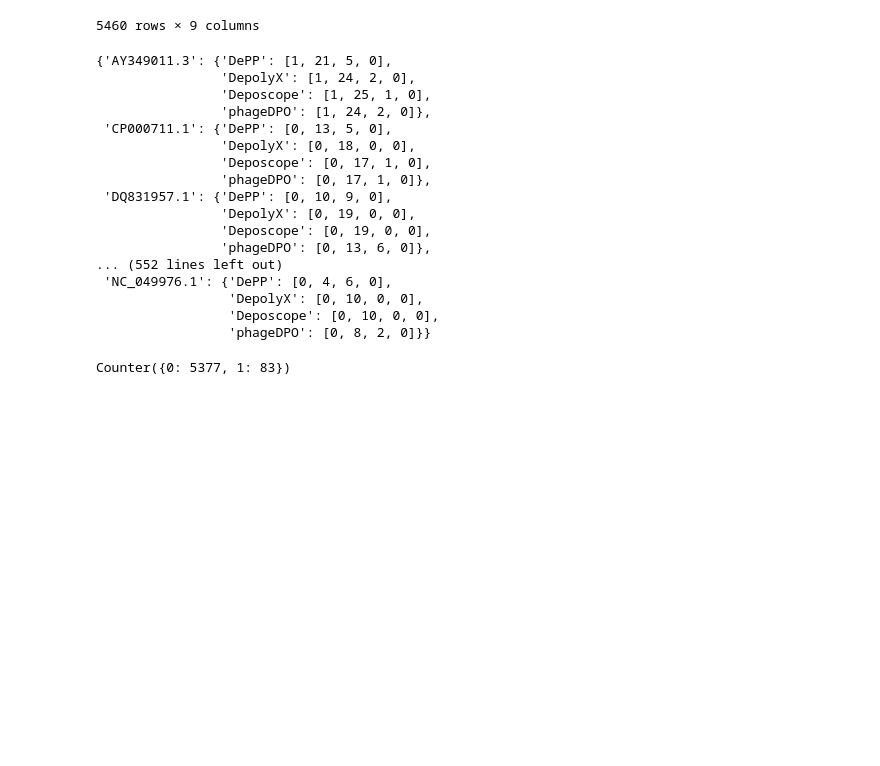
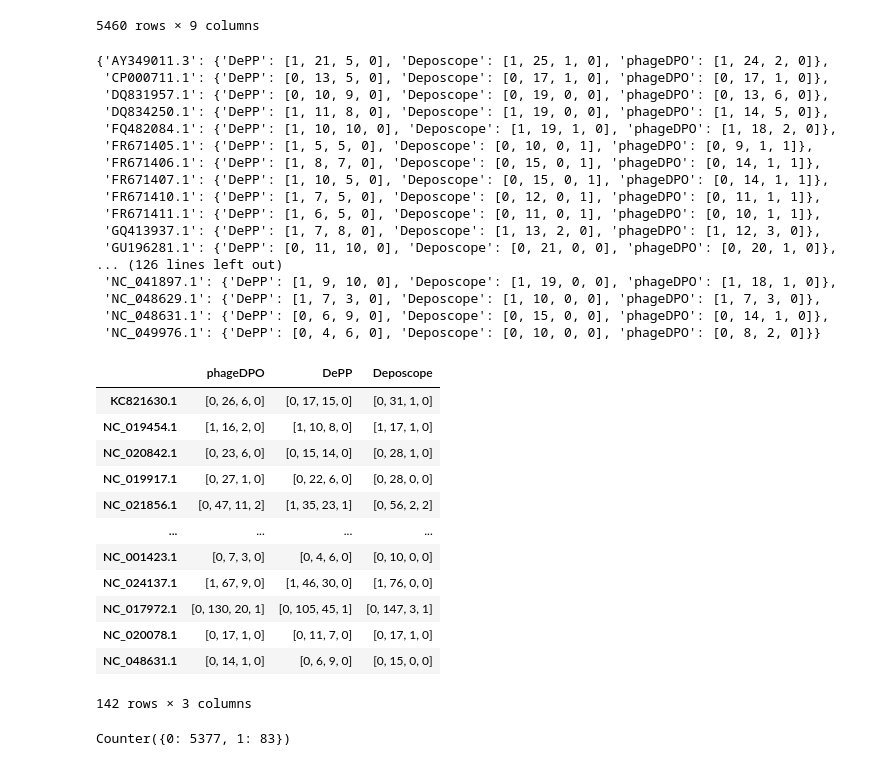
Before and after one commit to dimiboeckaerts/DepoScope, a Jupyter notebook: Training/5.PT1_Benchmarking_review.ipynb, the cells around one changed output. Saved outputs shown, nothing was run; the diff lists cells and outputs as text; code cells hidden in the pictures; blank space fills up the shorter version.

```diff
--- a/Training/5.PT1_Benchmarking_review.ipynb
+++ b/Training/5.PT1_Benchmarking_review.ipynb
@@ -324,7 +324,8 @@ for _,genome in enumerate(genomes_id) :
     metric_DePP = get_metrics(df_genome , "scores_DePP" , 0.5)
     metric_DepolyX = get_metrics(df_genome , "scores_DepolyX" , 0.5)
     metric_Deposcope = get_metrics(df_genome , "score_Deposcope" , 0.5)
-    a = {"phageDPO" : metric_phageDPO , "DePP" : metric_DePP, "DepolyX" : metric_DepolyX, "Deposcope" : metric_Deposcope}
+    #a = {"phageDPO" : metric_phageDPO , "DePP" : metric_DePP, "DepolyX" : metric_DepolyX, "Deposcope" : metric_Deposcope}
+    a = {"phageDPO" : metric_phageDPO , "DePP" : metric_DePP, "Deposcope" : metric_Deposcope}
     metrics[genome] = a
 # %%
 import json
@@ -332,20 +333,20 @@ import pprint
 pp = pprint.PrettyPrinter(width = 100, sort_dicts = True, compact = True)
 pp.pprint(metrics)
 # %% [output]
-{'AY349011.3': {'DePP': [1, 21, 5, 0],
-                'DepolyX': [1, 24, 2, 0],
-                'Deposcope': [1, 25, 1, 0],
-                'phageDPO': [1, 24, 2, 0]},
- 'CP000711.1': {'DePP': [0, 13, 5, 0],
-                'DepolyX': [0, 18, 0, 0],
-                'Deposcope': [0, 17, 1, 0],
-                'phageDPO': [0, 17, 1, 0]},
- 'DQ831957.1': {'DePP': [0, 10, 9, 0],
-                'DepolyX': [0, 19, 0, 0],
-                'Deposcope': [0, 19, 0, 0],
-                'phageDPO': [0, 13, 6, 0]},
-... (552 lines left out)
- 'NC_049976.1': {'DePP': [0, 4, 6, 0],
-                 'DepolyX': [0, 10, 0, 0],
-                 'Deposcope': [0, 10, 0, 0],
-                 'phageDPO': [0, 8, 2, 0]}}
+{'AY349011.3': {'DePP': [1, 21, 5, 0], 'Deposcope': [1, 25, 1, 0], 'phageDPO': [1, 24, 2, 0]},
+ 'CP000711.1': {'DePP': [0, 13, 5, 0], 'Deposcope': [0, 17, 1, 0], 'phageDPO': [0, 17, 1, 0]},
+ 'DQ831957.1': {'DePP': [0, 10, 9, 0], 'Deposcope': [0, 19, 0, 0], 'phageDPO': [0, 13, 6, 0]},
+ 'DQ834250.1': {'DePP': [1, 11, 8, 0], 'Deposcope': [1, 19, 0, 0], 'phageDPO': [1, 14, 5, 0]},
+ 'FQ482084.1': {'DePP': [1, 10, 10, 0], 'Deposcope': [1, 19, 1, 0], 'phageDPO': [1, 18, 2, 0]},
+ 'FR671405.1': {'DePP': [1, 5, 5, 0], 'Deposcope': [0, 10, 0, 1], 'phageDPO': [0, 9, 1, 1]},
+ 'FR671406.1': {'DePP': [1, 8, 7, 0], 'Deposcope': [0, 15, 0, 1], 'phageDPO': [0, 14, 1, 1]},
+ 'FR671407.1': {'DePP': [1, 10, 5, 0], 'Deposcope': [0, 15, 0, 1], 'phageDPO': [0, 14, 1, 1]},
+ 'FR671410.1': {'DePP': [1, 7, 5, 0], 'Deposcope': [0, 12, 0, 1], 'phageDPO': [0, 11, 1, 1]},
+ 'FR671411.1': {'DePP': [1, 6, 5, 0], 'Deposcope': [0, 11, 0, 1], 'phageDPO': [0, 10, 1, 1]},
+ 'GQ413937.1': {'DePP': [1, 7, 8, 0], 'Deposcope': [1, 13, 2, 0], 'phageDPO': [1, 12, 3, 0]},
+ 'GU196281.1': {'DePP': [0, 11, 10, 0], 'Deposcope': [0, 21, 0, 0], 'phageDPO': [0, 20, 1, 0]},
+... (126 lines left out)
+ 'NC_041897.1': {'DePP': [1, 9, 10, 0], 'Deposcope': [1, 19, 0, 0], 'phageDPO': [1, 18, 1, 0]},
+ 'NC_048629.1': {'DePP': [1, 7, 3, 0], 'Deposcope': [1, 10, 0, 0], 'phageDPO': [1, 7, 3, 0]},
+ 'NC_048631.1': {'DePP': [0, 6, 9, 0], 'Deposcope': [0, 15, 0, 0], 'phageDPO': [0, 14, 1, 0]},
+ 'NC_049976.1': {'DePP': [0, 4, 6, 0], 'Deposcope': [0, 10, 0, 0], 'phageDPO': [0, 8, 2, 0]}}
@@ -352,3 +363,20 @@ pp.pprint(metrics)
+# %%
+benchmark_df = pd.DataFrame.from_dict(metrics, orient='index')
+benchmark_df
+# %% [output]
+|  | phageDPO | DePP | Deposcope |
+| KC821630.1 | [0, 26, 6, 0] | [0, 17, 15, 0] | [0, 31, 1, 0] |
+| NC_019454.1 | [1, 16, 2, 0] | [1, 10, 8, 0] | [1, 17, 1, 0] |
+| NC_020842.1 | [0, 23, 6, 0] | [0, 15, 14, 0] | [0, 28, 1, 0] |
+| NC_019917.1 | [0, 27, 1, 0] | [0, 22, 6, 0] | [0, 28, 0, 0] |
+| NC_021856.1 | [0, 47, 11, 2] | [1, 35, 23, 1] | [0, 56, 2, 2] |
+| ... | ... | ... | ... |
+| NC_001423.1 | [0, 7, 3, 0] | [0, 4, 6, 0] | [0, 10, 0, 0] |
+| NC_024137.1 | [1, 67, 9, 0] | [1, 46, 30, 0] | [1, 76, 0, 0] |
+| NC_017972.1 | [0, 130, 20, 1] | [0, 105, 45, 1] | [0, 147, 3, 1] |
+| NC_020078.1 | [0, 17, 1, 0] | [0, 11, 7, 0] | [0, 17, 1, 0] |
+| NC_048631.1 | [0, 14, 1, 0] | [0, 6, 9, 0] | [0, 15, 0, 0] |
+142 rows × 3 columns
 # %%
 from collections import Counter
 Counter(df_final_results["label"])
```
Also changed, not shown: parts of 1 cell of this notebook, 1 other file.
